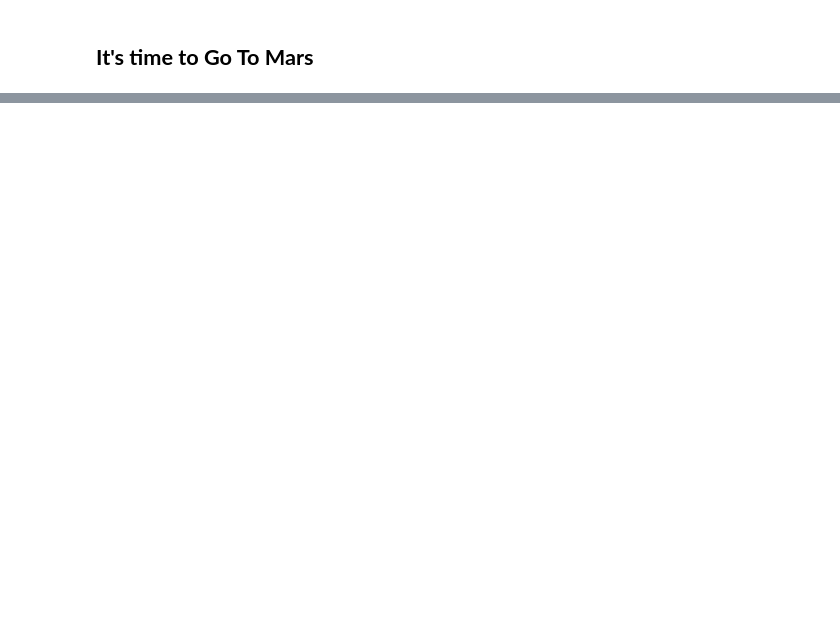
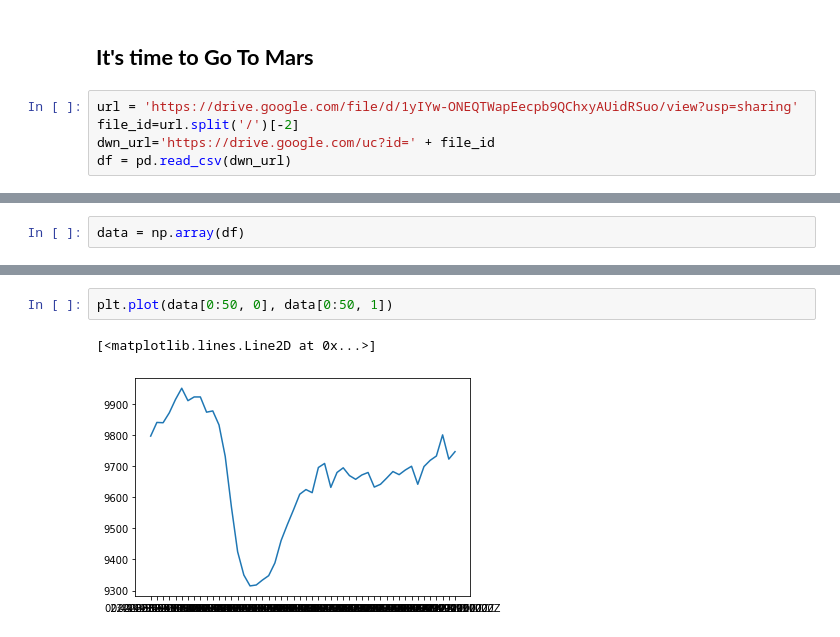
Before and after one commit to vivekdcn/Signal-Processing, a Jupyter notebook: PyBCN_2021.ipynb, the cells around one changed output, grey strips where cells are left out. Saved outputs shown, nothing was run; the diff lists cells and outputs as text; blank space fills up the shorter version.

```diff
--- a/PyBCN_2021.ipynb
+++ b/PyBCN_2021.ipynb
@@ -249,3 +255,8 @@ Audio('/content/identify_sound.wav')
 [interactive output not drawn]
 # %% [markdown]
 ## **It's time to Go To Mars**
+# %%
+url = 'https://drive.google.com/file/d/1yIYw-ONEQTWapEecpb9QChxyAUidRSuo/view?usp=sharing'
+file_id=url.split('/')[-2]
+dwn_url='https://drive.google.com/uc?id=' + file_id
+df = pd.read_csv(dwn_url)
@@ -251,0 +279,2 @@ Audio('/content/identify_sound.wav')
+# %%
+data = np.array(df)
@@ -251,0 +291,5 @@ Audio('/content/identify_sound.wav')
+# %%
+plt.plot(data[0:50, 0], data[0:50, 1])
+# %% [output]
+[<matplotlib.lines.Line2D at 0x...>]
+[figure, added]
```
Also changed, not shown: parts of 5 cells of this notebook.
